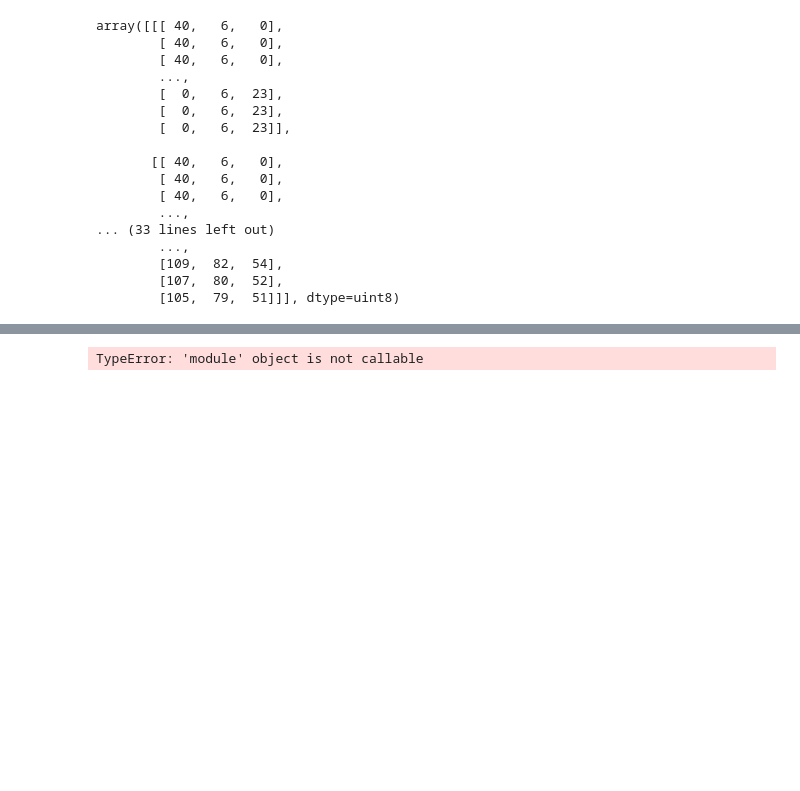
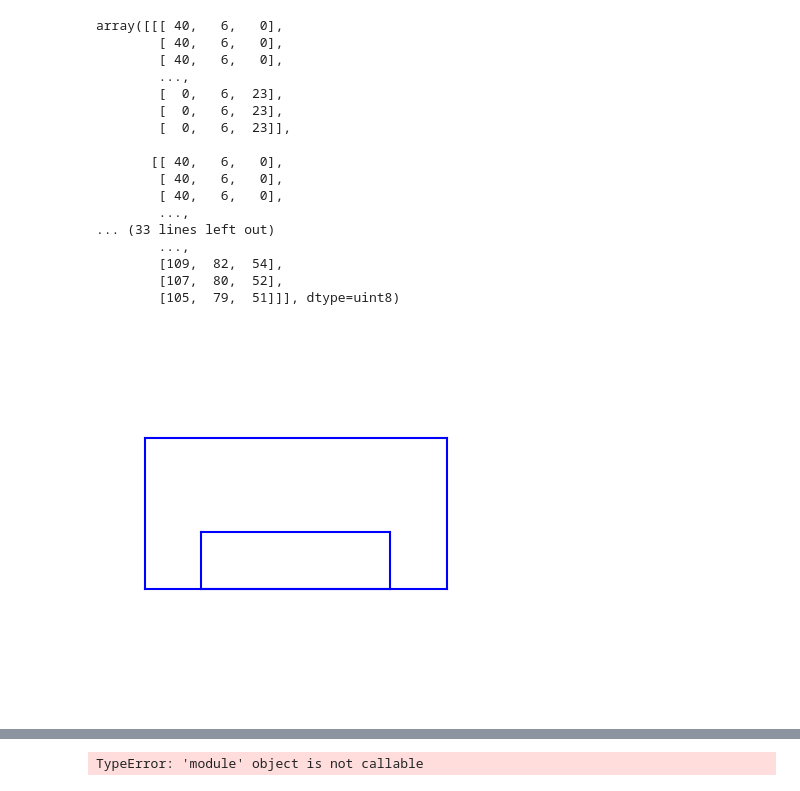
Before and after one commit to BenjaminDev/courtvision, a Jupyter notebook: notebooks/pipeline.ipynb, the cells around one changed output, grey strips where cells are left out. Drawn from its saved outputs; the diff is of its cells as text; code cells hidden in the pictures; blank space fills up the shorter version.

```diff
--- a/notebooks/pipeline.ipynb
+++ b/notebooks/pipeline.ipynb
@@ -209,3 +289,84 @@ array([[[ 40,   6,   0],
         [109,  82,  54],
         [107,  80,  52],
         [105,  79,  51]]], dtype=uint8)
+# %%
+def get_court_frontwall_markings():
+    outer_lines = np.array(
+        [
+            # Outer lines
+            corners_world_3d["a_front_left"],
+            corners_world_3d["b_front_right"],
+            corners_world_3d["n_top_front_right"],
+            corners_world_3d["m_top_front_left"],
+            corners_world_3d["a_front_left"],
+        ],
+        dtype=np.float32,
+    )
+    x_offset = 3 * 100.0
+    z_offset = 5 * 100.0
+    play_boundary = np.array(
+        [
+            # Outer lines
+            (
+                corners_world_3d["a_front_left"][0] - x_offset,
+                corners_world_3d["a_front_left"][1],
+                corners_world_3d["a_front_left"][2],
+            ),
+            (
+                corners_world_3d["b_front_right"][0] + x_offset,
+                corners_world_3d["b_front_right"][1],
+                corners_world_3d["b_front_right"][2],
+            ),
+            (
+                corners_world_3d["n_top_front_right"][0] + x_offset,
+                corners_world_3d["n_top_front_right"][1],
+                corners_world_3d["n_top_front_right"][2] + z_offset,
+            ),
+            (
+                corners_world_3d["m_top_front_left"][0] - x_offset,
+                corners_world_3d["m_top_front_left"][1],
+                corners_world_3d["m_top_front_left"][2] + z_offset,
+            ),
+            (
+                corners_world_3d["a_front_left"][0] - x_offset,
+                corners_world_3d["a_front_left"][1],
+                corners_world_3d["a_front_left"][2],
+            ),
+        ],
+        dtype=np.float32,
+    )
+    xs = np.array([outer_lines[:-1, 0], outer_lines[1:, 0]]).T
+    xs = np.append(
+        xs, np.array([play_boundary[:-1, 0], play_boundary[1:, 0]]).T, axis=0
+    )
+
+    ys = np.array([outer_lines[:-1, 1], outer_lines[1:, 1]]).T
+    ys = np.append(
+        ys, np.array([play_boundary[:-1, 1], play_boundary[1:, 1]]).T, axis=0
+    )
+
+    zs = np.array([outer_lines[:-1, 2], outer_lines[1:, 2]]).T
+    zs = np.append(
+        zs, np.array([play_boundary[:-1, 2], play_boundary[1:, 2]]).T, axis=0
+    )
+
+    return xs, ys, zs
+
+
+xs, ys, zs = get_court_frontwall_markings()
+plt_axis, fig = plot_3d_lines(xs=xs, ys=ys, zs=zs, view_init=(0, 90, 0))
+plt_axis.set_title("")
+plt_axis.set_xlabel("")
+plt_axis.set_ylabel("")
+plt_axis.set_xticks([])
+plt_axis.set_yticks([])
+plt_axis.set_zticks([])
+plt_axis.spines["right"].set_visible(False)
+plt_axis.spines["top"].set_visible(False)
+plt_axis.spines["bottom"].set_visible(False)
+plt_axis.spines["left"].set_visible(False)
+plt.axis("off")
+plt.axis("image")
+plt.savefig("frontwall.png", bbox_inches=0)
+# %% [output]
+[figure, added]
```
Also changed, not shown: parts of 10 cells of this notebook, 6 other files.
